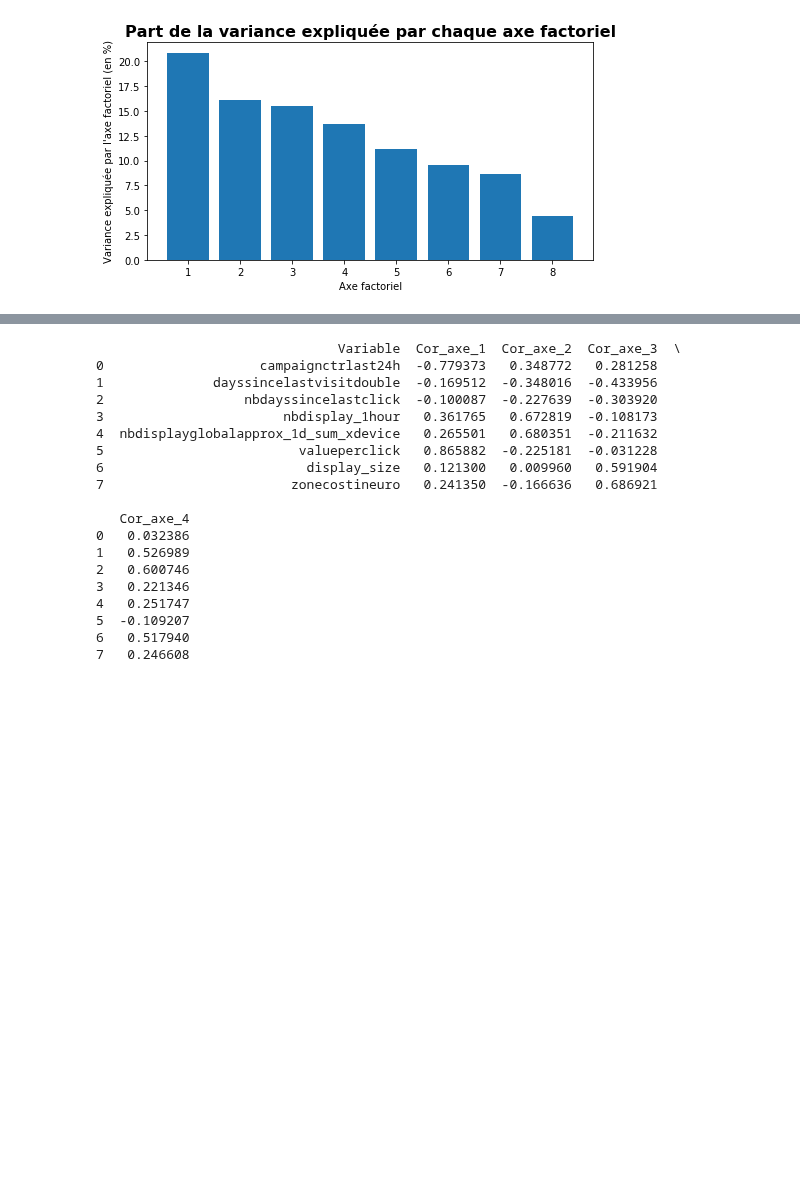
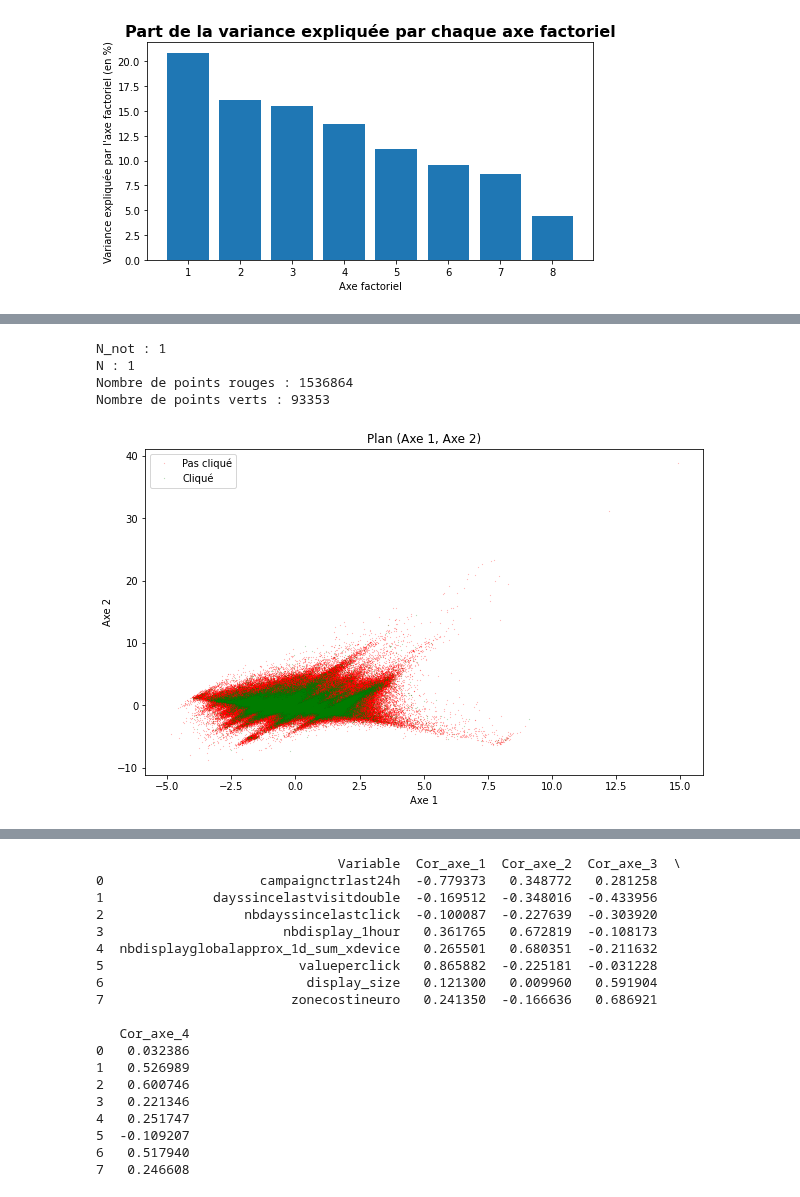
Before and after one commit to baptiste-pasquier/statapp, a Jupyter notebook: acp.ipynb, the cells around one changed output, grey strips where cells are left out. Saved outputs shown, nothing was run; the diff lists cells and outputs as text; code cells hidden in the pictures; blank space fills up the shorter version.

Commit message:
Amélioration affichage

```diff
--- a/acp.ipynb
+++ b/acp.ipynb
@@ -223,0 +123,45 @@ plt.show()
+# %%
+def affichage_plan_factoriel(i, j, pourcentage=1, equal=False, markersize=0.2, verbose=False):
+    """
+    pourcentage: proprotion de points à afficher
+    equal: si True, autant de points rouges que de points verts
+    """
+    plt.figure(figsize=(10,6))
+
+    if not equal:
+        N_not = int(1/pourcentage)
+        N = int(1/pourcentage)
+
+
+    if equal:
+        coeff = len(coord_cliqued[0]) / len(coord_not_cliqued[0])
+
+        N_not = int(1/(pourcentage*coeff))
+        N = int(1/pourcentage)
+
+        # N_not = int(1/pourcentage)
+        # N = int(coeff/pourcentage)
+
+    if verbose:
+        print(f"N_not : {N_not}")
+        print(f"N : {N}")
+        print(f"Nombre de points rouges : {len(coord_not_cliqued[0][::N_not])}")
+        print(f"Nombre de points verts : {len(coord_cliqued[0][::N])}")
+
+    plt.plot(coord_not_cliqued[i-1][::N_not], coord_not_cliqued[j-1][::N_not], '.', color='r', linestyle="None", markersize=markersize)
+    plt.plot(coord_cliqued[i-1][::N], coord_cliqued[j-1][::N], '.', color='g', linestyle="None", markersize=markersize)
+    plt.xlabel(f'Axe {i}')
+    plt.ylabel(f'Axe {j}')
+    plt.title(f'Plan (Axe {i}, Axe {j})')
+    plt.legend(['Pas cliqué', 'Cliqué'])
+    # plt.savefig('plan_axe1_axe2.png', dpi = 500, bbox_inches='tight', figsize=(10,6))
+    # plt.close()
+    plt.show()
+# %%
+affichage_plan_factoriel(1, 2, verbose=True)
+# %% [output]
+N_not : 1
+N : 1
+Nombre de points rouges : 1536864
+Nombre de points verts : 93353
+[figure, added]
```
Also changed, not shown: parts of 25 cells of this notebook.
